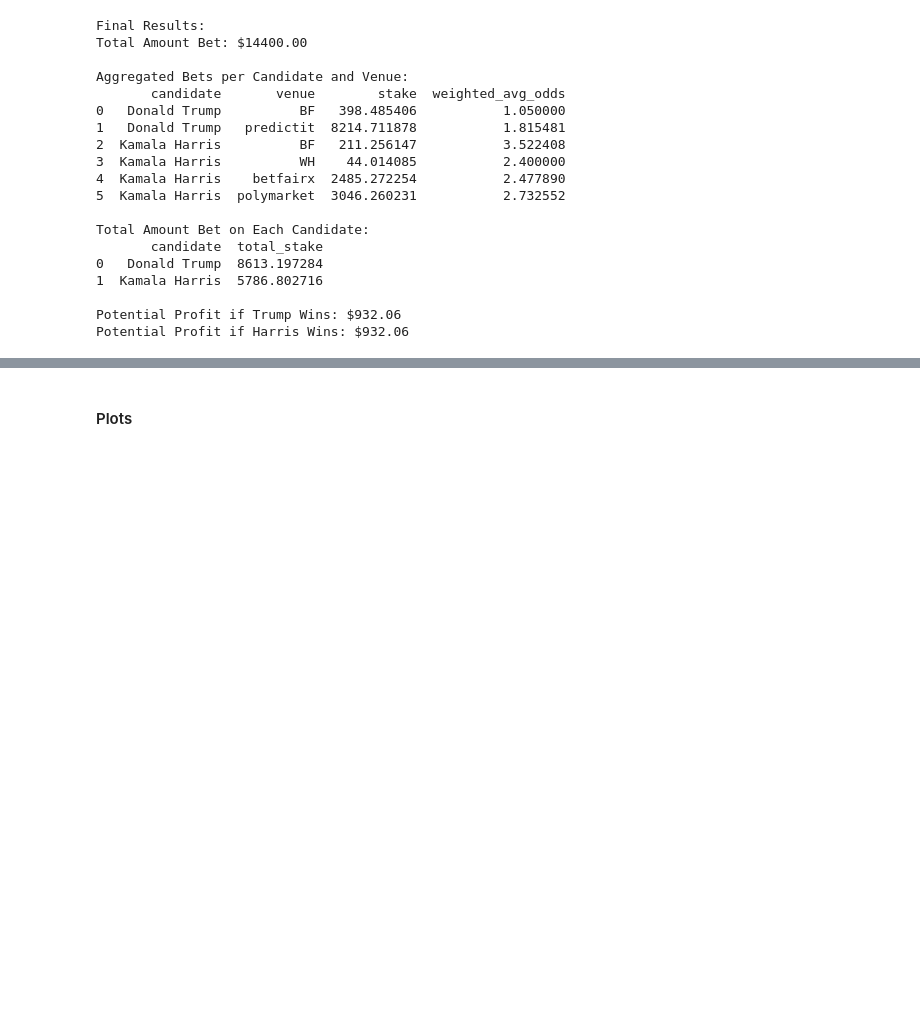
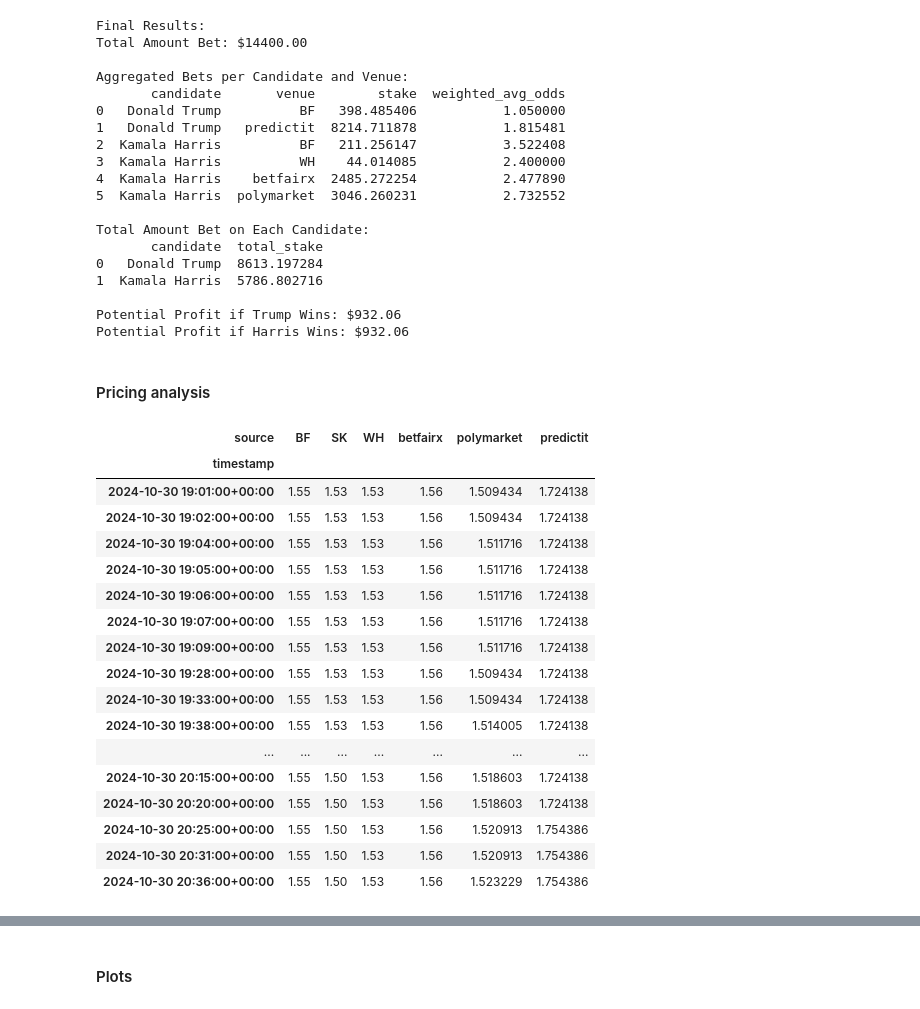
Before and after one commit to Dusoye/bookmaker_arbitrage, a Jupyter notebook: scr/analysis.ipynb, the cells around one changed output, grey strips where cells are left out. Drawn from its saved outputs; the diff is of its cells as text; code cells hidden in the pictures; blank space fills up the shorter version.

```diff
--- a/scr/analysis.ipynb
+++ b/scr/analysis.ipynb
@@ -347,3 +349,5 @@ Total Amount Bet on Each Candidate:
 
 Potential Profit if Trump Wins: $932.06
 Potential Profit if Harris Wins: $932.06
+# %% [markdown]
+#### Pricing analysis
@@ -349,0 +363,21 @@ Potential Profit if Harris Wins: $932.06
+# %%
+pivoted_market_data.head(n=20)
+# %% [output]
+| source | BF | SK | WH | betfairx | polymarket | predictit |
+| timestamp |  |  |  |  |  |  |
+| 2024-10-30 19:01:00+00:00 | 1.55 | 1.53 | 1.53 | 1.56 | 1.509434 | 1.724138 |
+| 2024-10-30 19:02:00+00:00 | 1.55 | 1.53 | 1.53 | 1.56 | 1.509434 | 1.724138 |
+| 2024-10-30 19:04:00+00:00 | 1.55 | 1.53 | 1.53 | 1.56 | 1.511716 | 1.724138 |
+| 2024-10-30 19:05:00+00:00 | 1.55 | 1.53 | 1.53 | 1.56 | 1.511716 | 1.724138 |
+| 2024-10-30 19:06:00+00:00 | 1.55 | 1.53 | 1.53 | 1.56 | 1.511716 | 1.724138 |
+| 2024-10-30 19:07:00+00:00 | 1.55 | 1.53 | 1.53 | 1.56 | 1.511716 | 1.724138 |
+| 2024-10-30 19:09:00+00:00 | 1.55 | 1.53 | 1.53 | 1.56 | 1.511716 | 1.724138 |
+| 2024-10-30 19:28:00+00:00 | 1.55 | 1.53 | 1.53 | 1.56 | 1.509434 | 1.724138 |
+| 2024-10-30 19:33:00+00:00 | 1.55 | 1.53 | 1.53 | 1.56 | 1.509434 | 1.724138 |
+| 2024-10-30 19:38:00+00:00 | 1.55 | 1.53 | 1.53 | 1.56 | 1.514005 | 1.724138 |
+| ... | ... | ... | ... | ... | ... | ... |
+| 2024-10-30 20:15:00+00:00 | 1.55 | 1.50 | 1.53 | 1.56 | 1.518603 | 1.724138 |
+| 2024-10-30 20:20:00+00:00 | 1.55 | 1.50 | 1.53 | 1.56 | 1.518603 | 1.724138 |
+| 2024-10-30 20:25:00+00:00 | 1.55 | 1.50 | 1.53 | 1.56 | 1.520913 | 1.754386 |
+| 2024-10-30 20:31:00+00:00 | 1.55 | 1.50 | 1.53 | 1.56 | 1.520913 | 1.754386 |
+| 2024-10-30 20:36:00+00:00 | 1.55 | 1.50 | 1.53 | 1.56 | 1.523229 | 1.754386 |
```
Also changed, not shown: parts of 10 cells of this notebook.
